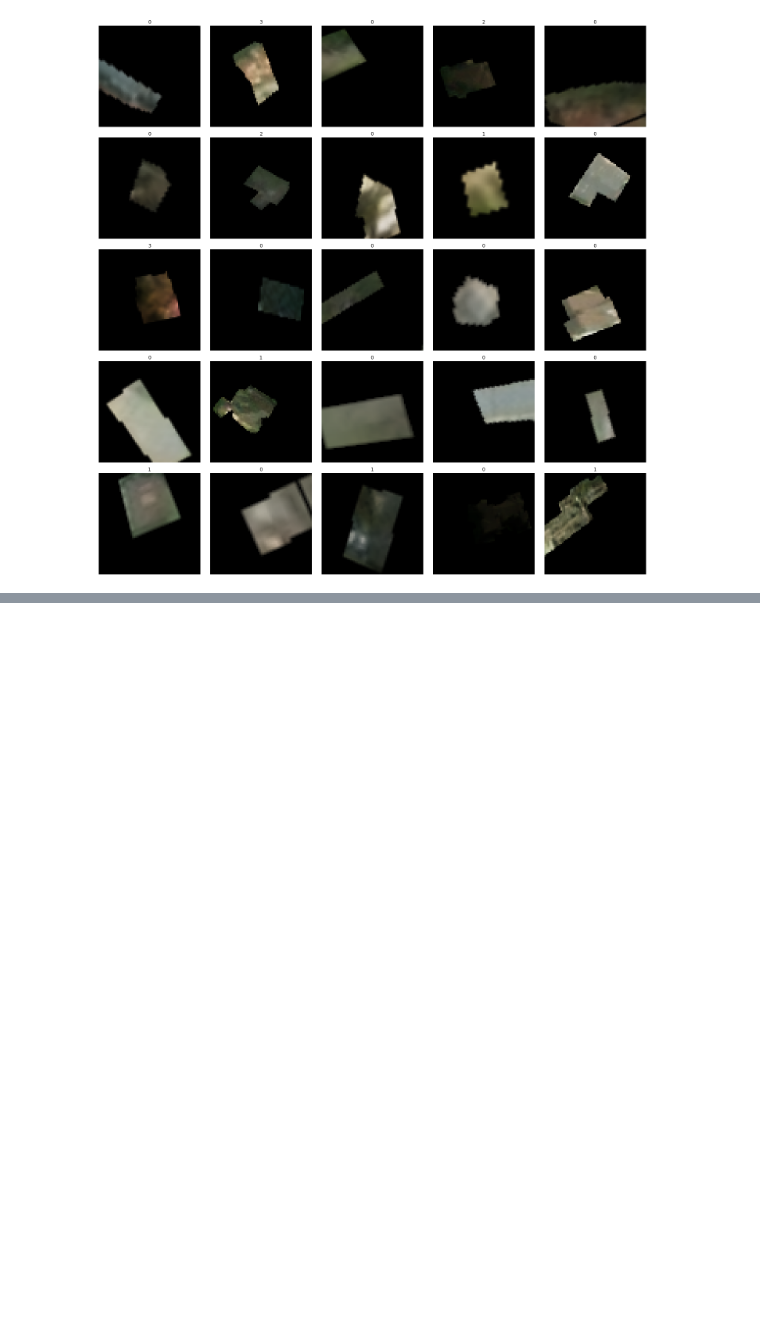
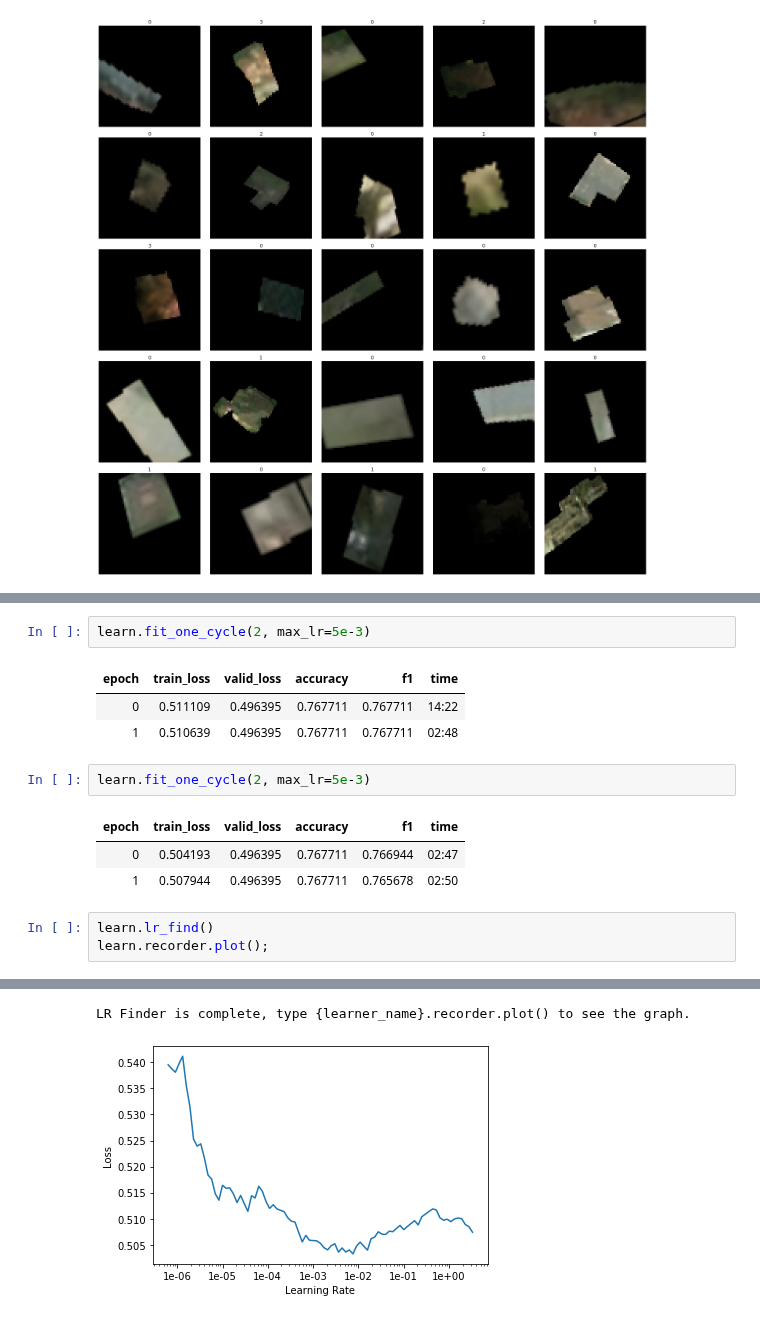
Before and after one commit to wwymak/spacenet-buildings, a Jupyter notebook: xview2/2Dec-classification-masked images.ipynb, the cells around one changed output, grey strips where cells are left out. Cells and saved outputs as stored; diff of their text form; blank space fills up the shorter version.

```diff
--- a/xview2/2Dec-classification-masked images.ipynb
+++ b/xview2/2Dec-classification-masked images.ipynb
@@ -174,0 +175,16 @@ LR Finder is complete, type {learner_name}.recorder.plot() to see the graph.
+# %%
+learn.fit_one_cycle(2, max_lr=5e-3)
+# %% [output]
+| epoch | train_loss | valid_loss | accuracy | f1 | time |
+| 0 | 0.511109 | 0.496395 | 0.767711 | 0.767711 | 14:22 |
+| 1 | 0.510639 | 0.496395 | 0.767711 | 0.767711 | 02:48 |
+# %%
+learn.fit_one_cycle(2, max_lr=5e-3)
+# %% [output]
+| epoch | train_loss | valid_loss | accuracy | f1 | time |
+| 0 | 0.504193 | 0.496395 | 0.767711 | 0.766944 | 02:47 |
+| 1 | 0.507944 | 0.496395 | 0.767711 | 0.765678 | 02:50 |
+# %%
+learn.lr_find()
+learn.recorder.plot();
+# %% [output]
@@ -174,0 +192,2 @@ LR Finder is complete, type {learner_name}.recorder.plot() to see the graph.
+LR Finder is complete, type {learner_name}.recorder.plot() to see the graph.
+[figure, added]
```
Also changed, not shown: parts of 7 cells of this notebook, 1 other file.
